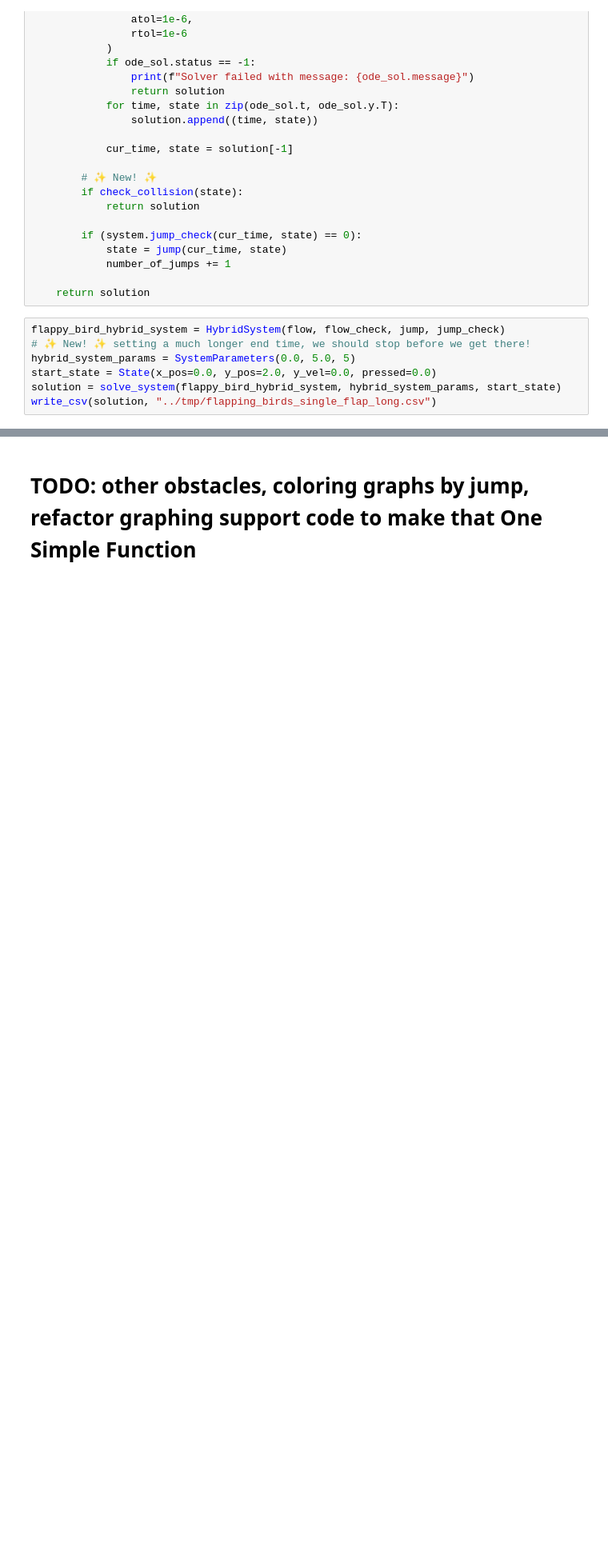
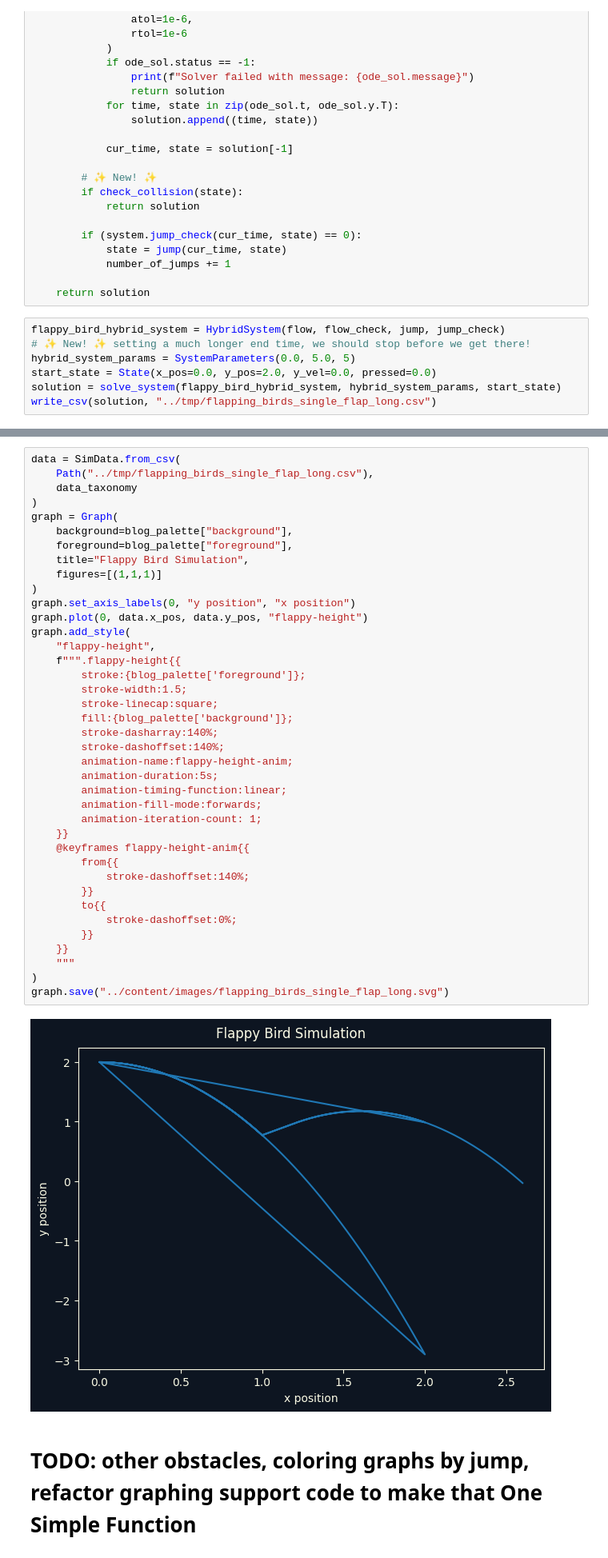
Before and after one commit to BunnyBlit/Blather, a Jupyter notebook: src/flapping-birds.ipynb, the cells around one changed output, grey strips where cells are left out. Shown at 80% size. Cells and saved outputs as stored; diff of their text form; blank space fills up the shorter version.

```diff
--- a/src/flapping-birds.ipynb
+++ b/src/flapping-birds.ipynb
@@ -592,2 +481,43 @@ ET.ElementTree(tree).write("./images/flapping_birds_single_flap_long.svg")
+# %%
+data = SimData.from_csv(
+    Path("../tmp/flapping_birds_single_flap_long.csv"),
+    data_taxonomy
+)
+graph = Graph(
+    background=blog_palette["background"],
+    foreground=blog_palette["foreground"],
+    title="Flappy Bird Simulation",
+    figures=[(1,1,1)]
+)
+graph.set_axis_labels(0, "y position", "x position")
+graph.plot(0, data.x_pos, data.y_pos, "flappy-height")
+graph.add_style(
+    "flappy-height",
+    f""".flappy-height{{
+        stroke:{blog_palette['foreground']};
+        stroke-width:1.5;
+        stroke-linecap:square;
+        fill:{blog_palette['background']};
+        stroke-dasharray:140%;
+        stroke-dashoffset:140%;
+        animation-name:flappy-height-anim;
+        animation-duration:5s;
+        animation-timing-function:linear;
+        animation-fill-mode:forwards;
+        animation-iteration-count: 1;
+    }}
+    @keyframes flappy-height-anim{{
+        from{{
+            stroke-dashoffset:140%;
+        }}
+        to{{
+            stroke-dashoffset:0%;
+        }}
+    }}
+    """
+)
+graph.save("../content/images/flapping_birds_single_flap_long.svg")
+# %% [output]
+[figure, added]
 # %% [markdown]
 # TODO: other obstacles, coloring graphs by jump, refactor graphing support code to make that One Simple Function
```
Also changed, not shown: parts of 6 cells of this notebook, 3 other files.
